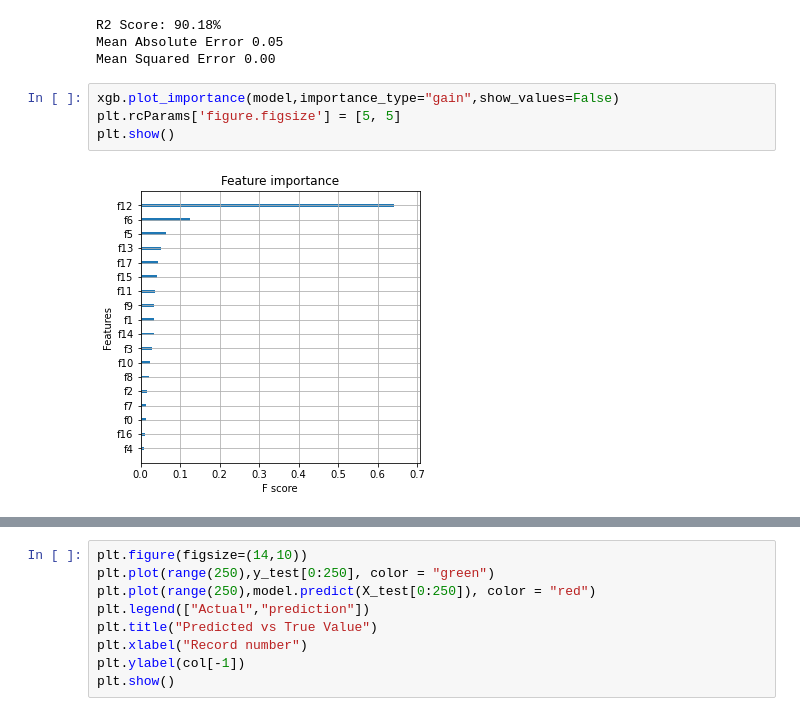
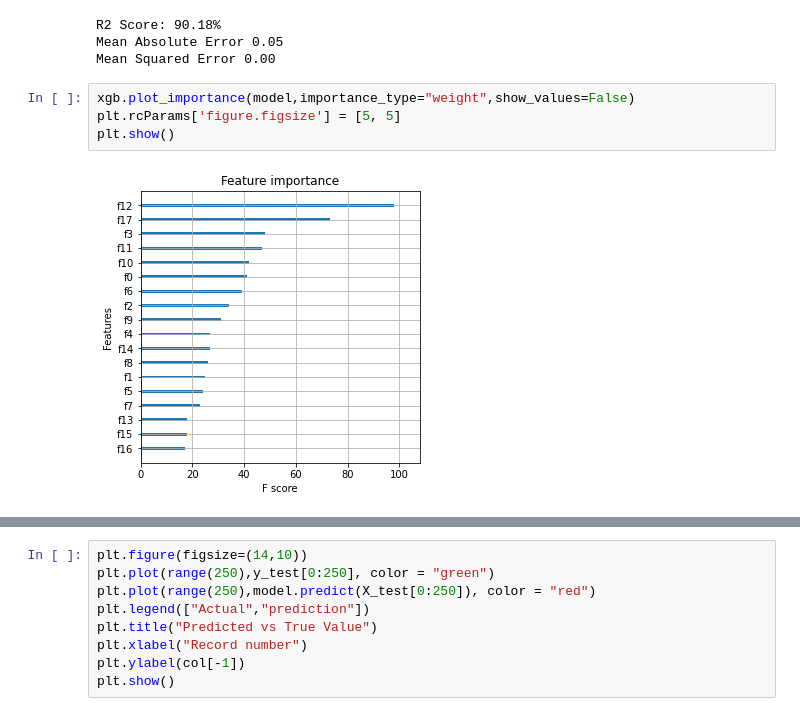
Before and after one commit to heidaralavi/Gas-Prj, a Jupyter notebook: Gas_Visualization.ipynb, the cells around one changed output, grey strips where cells are left out. Drawn from its saved outputs; the diff is of its cells as text.

```diff
--- a/Gas_Visualization.ipynb
+++ b/Gas_Visualization.ipynb
@@ -549,8 +572,8 @@ R2 Score: 90.18%
 Mean Absolute Error 0.05
 Mean Squared Error 0.00
 # %%
-xgb.plot_importance(model,importance_type="gain",show_values=False)
+xgb.plot_importance(model,importance_type="weight",show_values=False)
 plt.rcParams['figure.figsize'] = [5, 5]
 plt.show()
 # %% [output]
-[figure, old version]
+[figure, new version]
```
Also changed, not shown: parts of 14 cells of this notebook.
